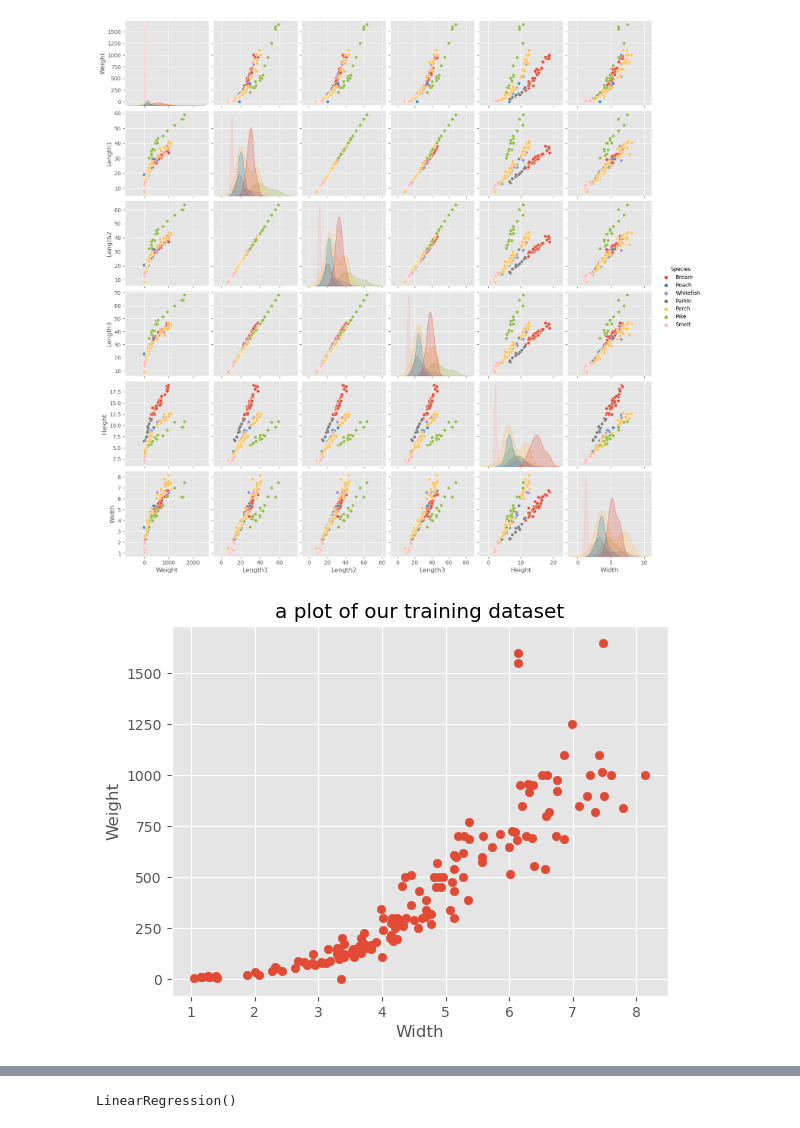
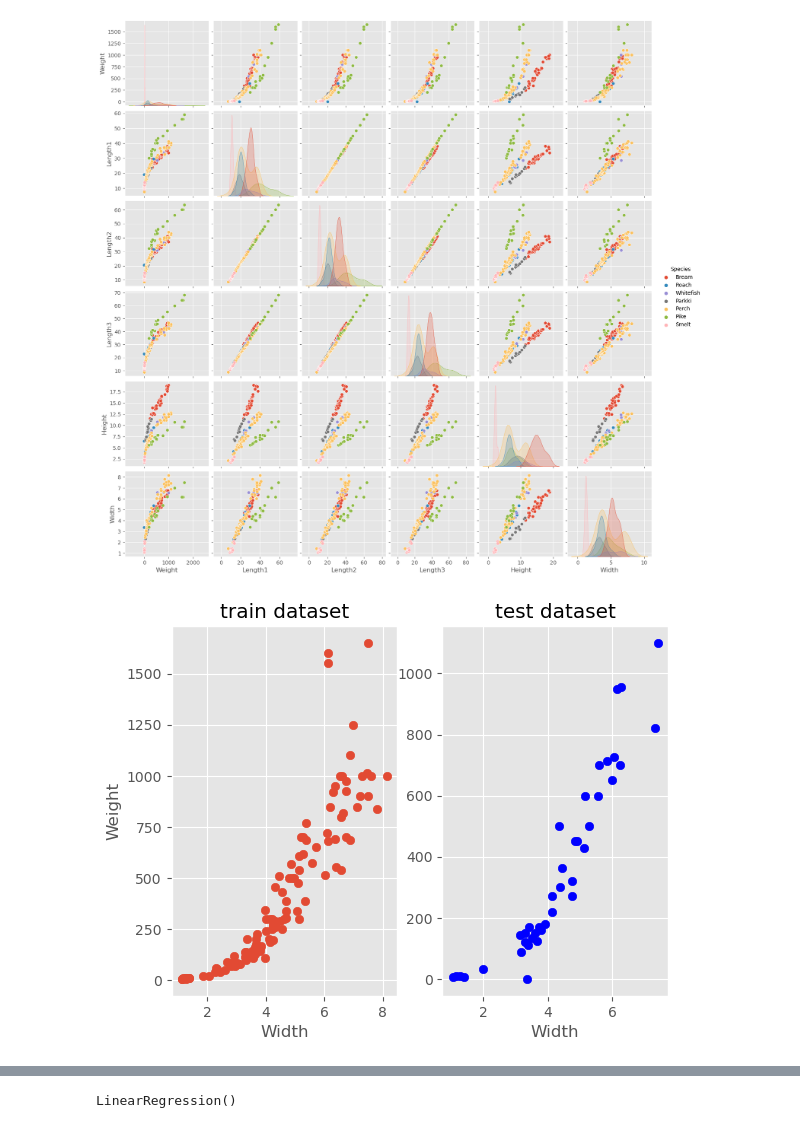
Before and after one commit to Alireza-Gharavi/my_learning_journey, a Jupyter notebook: ANN's_from_scratch/linear_regressor.ipynb, the cells around one changed output, grey strips where cells are left out. Saved outputs shown, nothing was run; the diff lists cells and outputs as text; code cells hidden in the pictures.

```diff
--- a/ANN's_from_scratch/linear_regressor.ipynb
+++ b/ANN's_from_scratch/linear_regressor.ipynb
@@ -34,14 +36,22 @@ sns.pairplot(data, hue='Species')
 # %%
 Xs = data.Width
 ys = data.Weight
+
+X_train, X_test, y_train, y_test = train_test_split(Xs, ys, test_size=0.25, random_state=3)
 # %%
-plt.scatter(Xs, ys)
-plt.title('a plot of our training dataset')
+plt.subplot(1, 2, 1)
+plt.scatter(X_train, y_train)
+plt.title('train dataset')
 plt.xlabel('Width')
 plt.ylabel('Weight')
+plt.subplot(1, 2, 2)
+plt.scatter(X_test, y_test, color='blue')
+plt.title('test dataset')
+plt.xlabel('Width')
+# plt.ylabel('Weight')
 plt.show()
 # %% [output]
-[figure, old version]
+[figure, new version]
 # %%
 class linear_regressor :
     def __init__(self, alpha):
```
Also changed, not shown: parts of 21 cells of this notebook.
